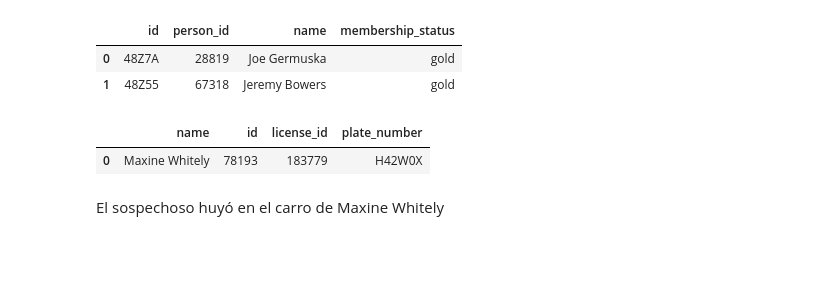
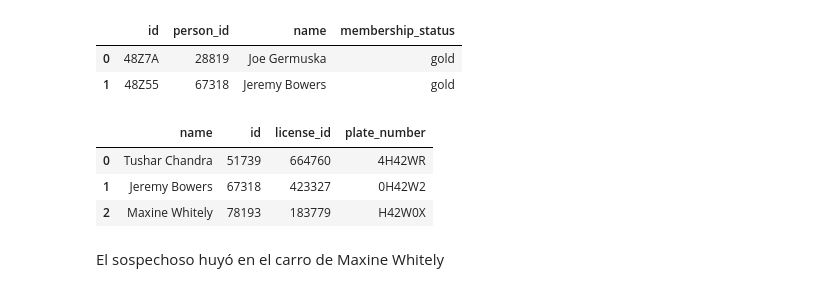
Before and after one commit to Mcarrobof24/SQL_Murde_Mystery, a Jupyter notebook: Camila_Arrobo_SQL_Murder_Mystery.ipynb, the cells around one changed output. Drawn from its saved outputs; the diff is of its cells as text; code cells hidden in the pictures; blank space fills up the shorter version.

```diff
--- a/Camila_Arrobo_SQL_Murder_Mystery.ipynb
+++ b/Camila_Arrobo_SQL_Murder_Mystery.ipynb
@@ -236,12 +234,14 @@ WHERE X.membership_status='gold' AND X.id LIKE '48Z%' AND Y.check_in_date= 20180
 # %%
 %%sql
 SELECT X.name, X.id, X.license_id, Y.plate_number
 FROM person X
 JOIN drivers_license Y ON X.license_id=Y.id
-WHERE plate_number LIKE 'H42W%'
+WHERE plate_number LIKE '%H42W%'
 # %% [output]
 |  | name | id | license_id | plate_number |
-| 0 | Maxine Whitely | 78193 | 183779 | H42W0X |
+| 0 | Tushar Chandra | 51739 | 664760 | 4H42WR |
+| 1 | Jeremy Bowers | 67318 | 423327 | 0H42W2 |
+| 2 | Maxine Whitely | 78193 | 183779 | H42W0X |
 # %% [markdown]
 El sospechoso huyó en el carro de Maxine Whitely
 # %% [markdown]
```
Also changed, not shown: parts of 1 cell of this notebook.
